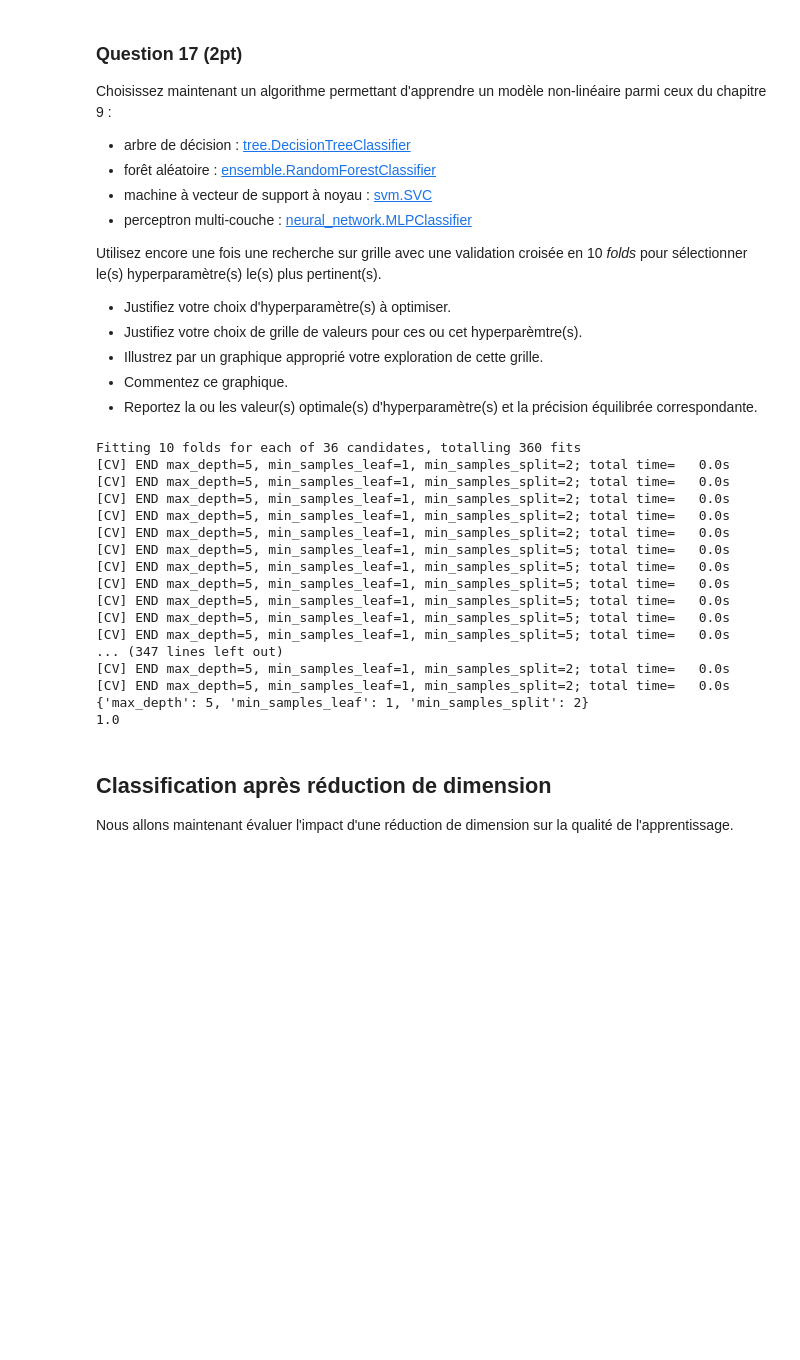
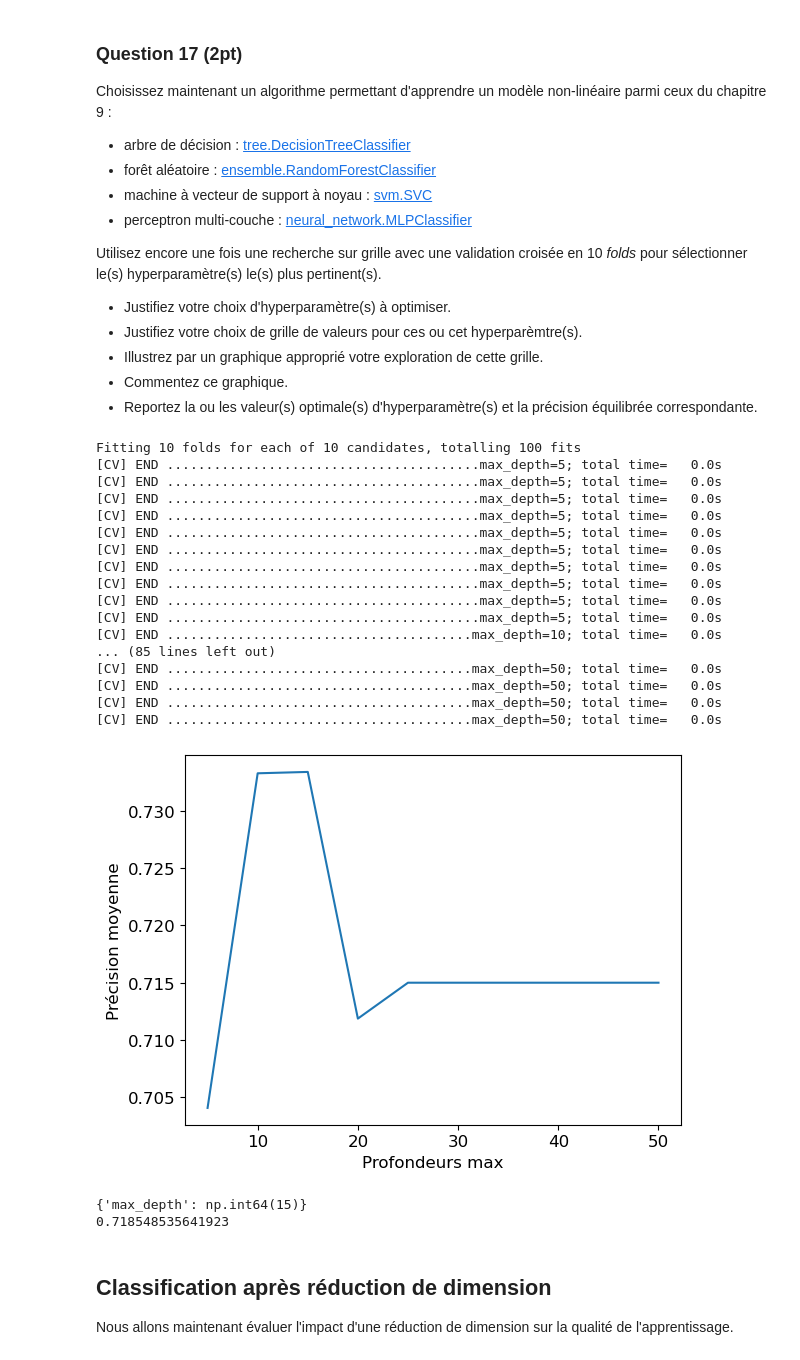
Before and after one commit to Pierre-LouisCOPPENSMines/projet_sdd, a Jupyter notebook: Projet.ipynb, the cells around one changed output. Drawn from its saved outputs; the diff is of its cells as text; code cells hidden in the pictures; blank space fills up the shorter version.

```diff
--- a/Projet.ipynb
+++ b/Projet.ipynb
@@ -429,42 +437,65 @@ Utilisez encore une fois une recherche sur grille avec une validation croisée e
 # %%
 # On choisit l'arbre de décision.
 
 from sklearn.tree import DecisionTreeClassifier
 
+df_test = pd.read_csv("./data/donnees_reservees.csv")
+
+# Copier le dataframe initial dans un nouveau dataframe
+df_test_risk_vs_norisk = df_test.copy()
+
+# Regrouper les étiquettes 1 et 2
+df_test_risk_vs_norisk['Risque'] = np.where(df_test['Risque']==2, 1, df_test['Risque'])
+
+# Extraction de l'array d'étiquettes
+y_test_risk_vs_norisk = np.array(df_test_risk_vs_norisk['Risque'], dtype='int')
+
+X_test = df_test_risk_vs_norisk.drop(['Risque'], axis = 1)
+
+scaler = preprocessing.StandardScaler().fit(X_test)
+X_test_rescaled = scaler.transform(X_test)
+
+max_depths = np.linspace(5,50,10, dtype = int)
 grille_param = {
-    'max_depth': [5, 10, 30, None],
-    'min_samples_leaf': [1, 2, 4],
-    'min_samples_split': [2, 5, 10],
+    'max_depth': max_depths,
 }
 
 arbre = DecisionTreeClassifier(random_state=42)
 recherche = GridSearchCV(estimator=arbre, param_grid=grille_param,
                            cv=10, n_jobs=-1, verbose=2, scoring='balanced_accuracy')
 
-recherche.fit(df_train_rescaled, y_train_risk_vs_norisk)
+recherche.fit(X_train_rescaled, y_train_risk_vs_norisk)
+
+
+plt.plot(max_depths, recherche.cv_results_['mean_test_score'])
+plt.xlabel('Profondeurs max')
+plt.ylabel('Précision moyenne')
+plt.show()
+# On retourne maintenant la précision équilibrée associée au meilleur modèle.
 print(recherche.best_params_) # affiche les meilleurs paramètres
-
-# On retourne maintenant la précision équilibrée associée au meilleur modèle.
 print(balanced_accuracy_score(y_test_risk_vs_norisk,
-                              recherche.best_estimator_.predict(df_test_rescaled)))
+                              recherche.best_estimator_.predict(X_test_rescaled)))
 # %% [output]
-Fitting 10 folds for each of 36 candidates, totalling 360 fits
-[CV] END max_depth=5, min_samples_leaf=1, min_samples_split=2; total time=   0.0s
-[CV] END max_depth=5, min_samples_leaf=1, min_samples_split=2; total time=   0.0s
-[CV] END max_depth=5, min_samples_leaf=1, min_samples_split=2; total time=   0.0s
-[CV] END max_depth=5, min_samples_leaf=1, min_samples_split=2; total time=   0.0s
-[CV] END max_depth=5, min_samples_leaf=1, min_samples_split=2; total time=   0.0s
-[CV] END max_depth=5, min_samples_leaf=1, min_samples_split=5; total time=   0.0s
-[CV] END max_depth=5, min_samples_leaf=1, min_samples_split=5; total time=   0.0s
-[CV] END max_depth=5, min_samples_leaf=1, min_samples_split=5; total time=   0.0s
-[CV] END max_depth=5, min_samples_leaf=1, min_samples_split=5; total time=   0.0s
-[CV] END max_depth=5, min_samples_leaf=1, min_samples_split=5; total time=   0.0s
-[CV] END max_depth=5, min_samples_leaf=1, min_samples_split=5; total time=   0.0s
-... (347 lines left out)
-[CV] END max_depth=5, min_samples_leaf=1, min_samples_split=2; total time=   0.0s
-[CV] END max_depth=5, min_samples_leaf=1, min_samples_split=2; total time=   0.0s
-{'max_depth': 5, 'min_samples_leaf': 1, 'min_samples_split': 2}
-1.0
+Fitting 10 folds for each of 10 candidates, totalling 100 fits
+[CV] END ........................................max_depth=5; total time=   0.0s
+[CV] END ........................................max_depth=5; total time=   0.0s
+[CV] END ........................................max_depth=5; total time=   0.0s
+[CV] END ........................................max_depth=5; total time=   0.0s
+[CV] END ........................................max_depth=5; total time=   0.0s
+[CV] END ........................................max_depth=5; total time=   0.0s
+[CV] END ........................................max_depth=5; total time=   0.0s
+[CV] END ........................................max_depth=5; total time=   0.0s
+[CV] END ........................................max_depth=5; total time=   0.0s
+[CV] END ........................................max_depth=5; total time=   0.0s
+[CV] END .......................................max_depth=10; total time=   0.0s
+... (85 lines left out)
+[CV] END .......................................max_depth=50; total time=   0.0s
+[CV] END .......................................max_depth=50; total time=   0.0s
+[CV] END .......................................max_depth=50; total time=   0.0s
+[CV] END .......................................max_depth=50; total time=   0.0s
+[figure, added]
+{'max_depth': np.int64(15)}
+0.718548535641923
 # %% [markdown]
 ## Classification après réduction de dimension
 
```
Also changed, not shown: parts of 12 cells of this notebook.
